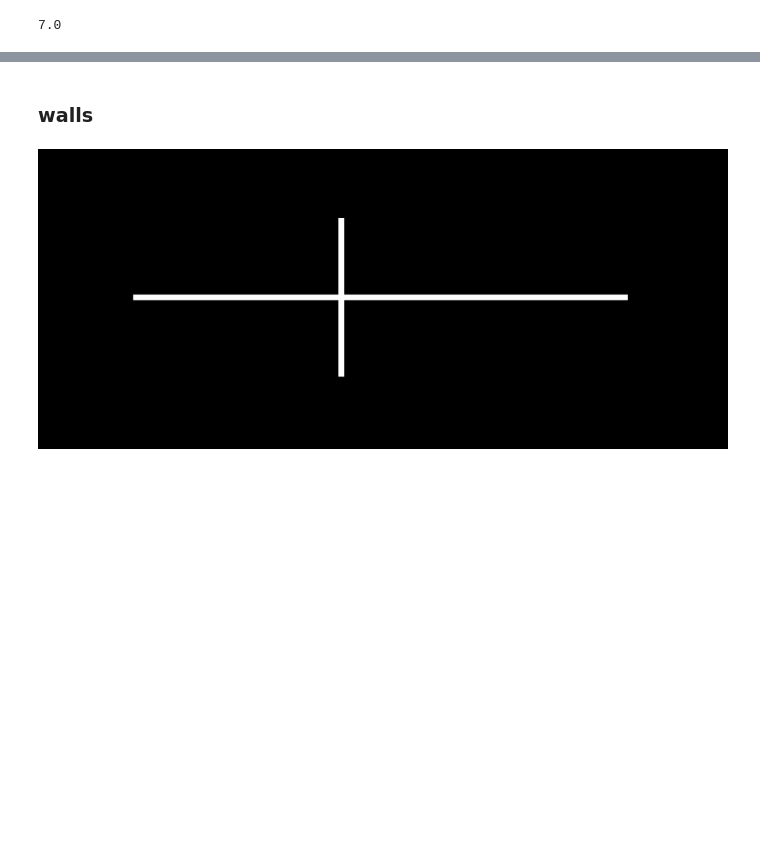
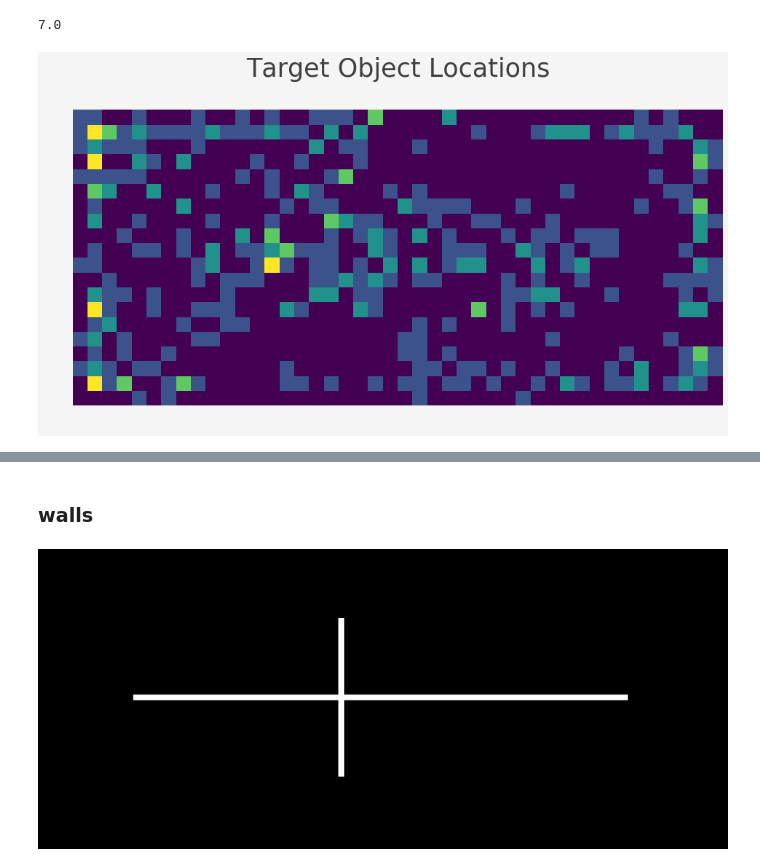
Before and after one commit to drschwenk/transfer, a Jupyter notebook: robothor_stats.ipynb, the cells around one changed output, grey strips where cells are left out. Saved outputs shown, nothing was run; the diff lists cells and outputs as text; code cells hidden in the pictures; blank space fills up the shorter version.

```diff
--- a/robothor_stats.ipynb
+++ b/robothor_stats.ipynb
@@ -153,4 +168,3 @@ furn_obj_df['category'] = furn_obj_df.objectType.apply(lambda x: furn_vs_obj_def
 # %%
-controller.start()
-multi_scene_data = {scene_id: get_scene_metadata(scene_id) for scene_id in all_scenes}
-controller.stop()
+# controller.start()
+# multi_scene_data = {scene_id: get_scene_metadata(scene_id) for scene_id in all_scenes}
@@ -184,3 +175,12 @@ to = test_md['objects'][0]
+# %%
+# with open('multi_scene_reachable_pos.pkl', 'wb') as f:
+#     pickle.dump(multi_scene_reachable_pos, f)
+
+# with open('multi_scene_data.pkl', 'wb') as f:
+#     pickle.dump(multi_scene_data, f)
+
+with open('multi_scene_reachable_pos.pkl', 'rb') as f:
+    multi_scene_reachable_pos = pickle.load(f)
 # %%
 relevant_fields = ['name', 'objectType', 'objectId', 'position']
 
@@ -329,3 +515,17 @@ def make_heatmap(w_dfm, bin_size=0.3, vmax=20):
     _ = plt.hist2d(w_df.x, w_df.z, bins=[np.arange(1, 10, bin_size), np.arange(-5, -0.8, bin_size)], cmap='viridis')
     _ = plt.axes().set_aspect('equal')
 #     _ = plt.colorbar()
+# %%
+fig_labels = {
+    'fig_title': 'Target Object Locations',
+      'x_label': '',
+      'y_label': ''
+}
+w_df = furn_obj_df[furn_obj_df.role == 'target']
+make_heatmap(w_df, 0.2, 7)
+_ = plt.axis('off')
+# plt.xlim(1.25, 8.25)
+# plt.ylim(-4.50, -1.25)
+make_standard_fig(_, fig_labels, save=True, outfile='./figures/target_heatmap.pdf')
+# %% [output]
+[figure, added]
```
Also changed, not shown: parts of 56 cells of this notebook, 1 other file.
